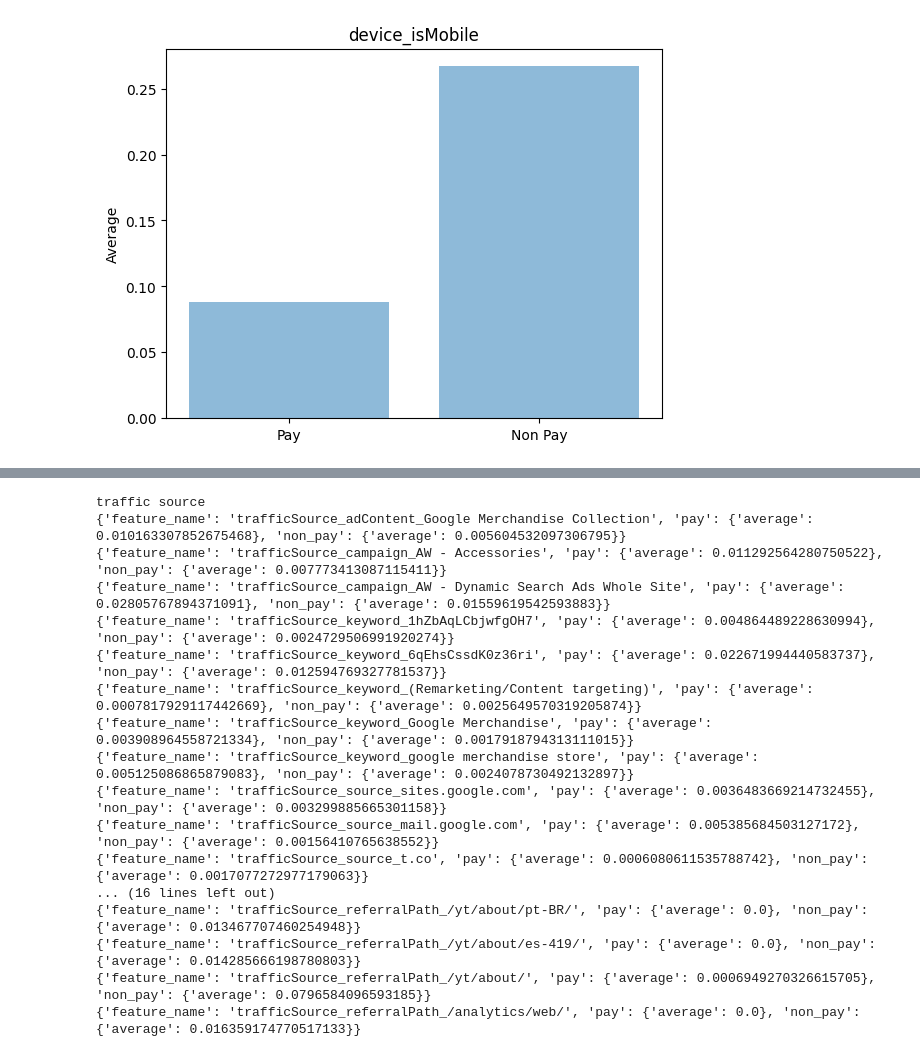
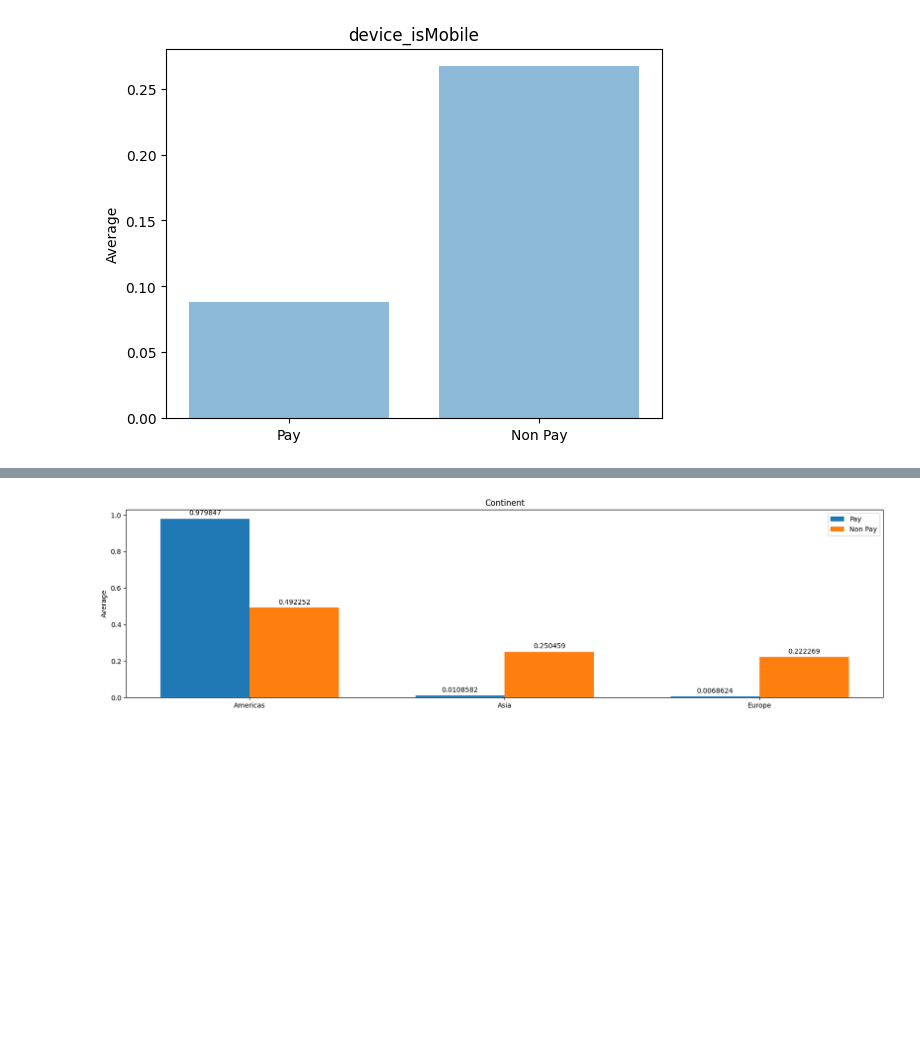
Before and after one commit to thymenyj/samsung, a Jupyter notebook: jupyter/app/feature_analysis.ipynb, the cells around one changed output, grey strips where cells are left out. Cells and saved outputs as stored; diff of their text form; code cells hidden in the pictures; blank space fills up the shorter version.

```diff
--- a/jupyter/app/feature_analysis.ipynb
+++ b/jupyter/app/feature_analysis.ipynb
@@ -398,20 +376,12 @@ city
 # %%
-get_traffic_source_feature_stats(paying_visitor_dataframe, non_paying_visitor_dataframe)
+column_names = [
+        "geoNetwork_continent_Americas",
+        "geoNetwork_continent_Asia",
+        "geoNetwork_continent_Europe"
+]
+part_to_strip = "geoNetwork_continent_"
+title = "Continent"
+
+plot_grouped_bar_chart(paying_visitor_dataframe, non_paying_visitor_dataframe, column_names, part_to_strip, title)
 # %% [output]
-traffic source
-{'feature_name': 'trafficSource_adContent_Google Merchandise Collection', 'pay': {'average': 0.010163307852675468}, 'non_pay': {'average': 0.005604532097306795}}
-{'feature_name': 'trafficSource_campaign_AW - Accessories', 'pay': {'average': 0.011292564280750522}, 'non_pay': {'average': 0.007773413087115411}}
-{'feature_name': 'trafficSource_campaign_AW - Dynamic Search Ads Whole Site', 'pay': {'average': 0.02805767894371091}, 'non_pay': {'average': 0.01559619542593883}}
-{'feature_name': 'trafficSource_keyword_1hZbAqLCbjwfgOH7', 'pay': {'average': 0.004864489228630994}, 'non_pay': {'average': 0.0024729506991920274}}
-{'feature_name': 'trafficSource_keyword_6qEhsCssdK0z36ri', 'pay': {'average': 0.022671994440583737}, 'non_pay': {'average': 0.012594769327781537}}
-{'feature_name': 'trafficSource_keyword_(Remarketing/Content targeting)', 'pay': {'average': 0.0007817929117442669}, 'non_pay': {'average': 0.0025649570319205874}}
-{'feature_name': 'trafficSource_keyword_Google Merchandise', 'pay': {'average': 0.003908964558721334}, 'non_pay': {'average': 0.0017918794313111015}}
-{'feature_name': 'trafficSource_keyword_google merchandise store', 'pay': {'average': 0.005125086865879083}, 'non_pay': {'average': 0.0024078730492132897}}
-{'feature_name': 'trafficSource_source_sites.google.com', 'pay': {'average': 0.0036483669214732455}, 'non_pay': {'average': 0.003299885665301158}}
-{'feature_name': 'trafficSource_source_mail.google.com', 'pay': {'average': 0.005385684503127172}, 'non_pay': {'average': 0.00156410765638552}}
-{'feature_name': 'trafficSource_source_t.co', 'pay': {'average': 0.0006080611535788742}, 'non_pay': {'average': 0.0017077272977179063}}
-... (16 lines left out)
-{'feature_name': 'trafficSource_referralPath_/yt/about/pt-BR/', 'pay': {'average': 0.0}, 'non_pay': {'average': 0.013467707460254948}}
-{'feature_name': 'trafficSource_referralPath_/yt/about/es-419/', 'pay': {'average': 0.0}, 'non_pay': {'average': 0.014285666198780803}}
-{'feature_name': 'trafficSource_referralPath_/yt/about/', 'pay': {'average': 0.0006949270326615705}, 'non_pay': {'average': 0.0796584096593185}}
-{'feature_name': 'trafficSource_referralPath_/analytics/web/', 'pay': {'average': 0.0}, 'non_pay': {'average': 0.016359174770517133}}
+[figure, added]
```
Also changed, not shown: parts of 6 cells of this notebook.
